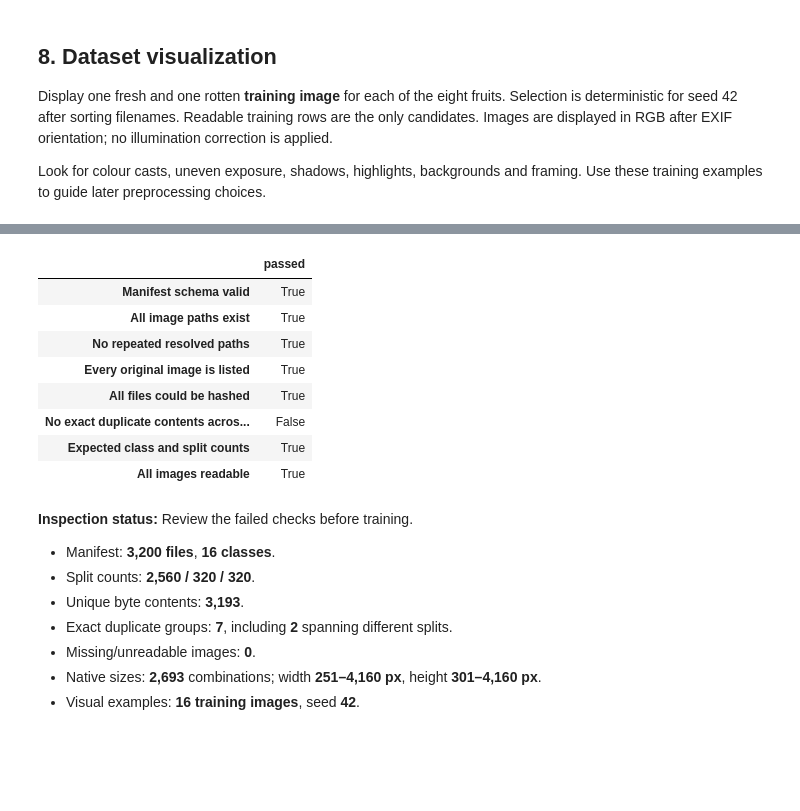
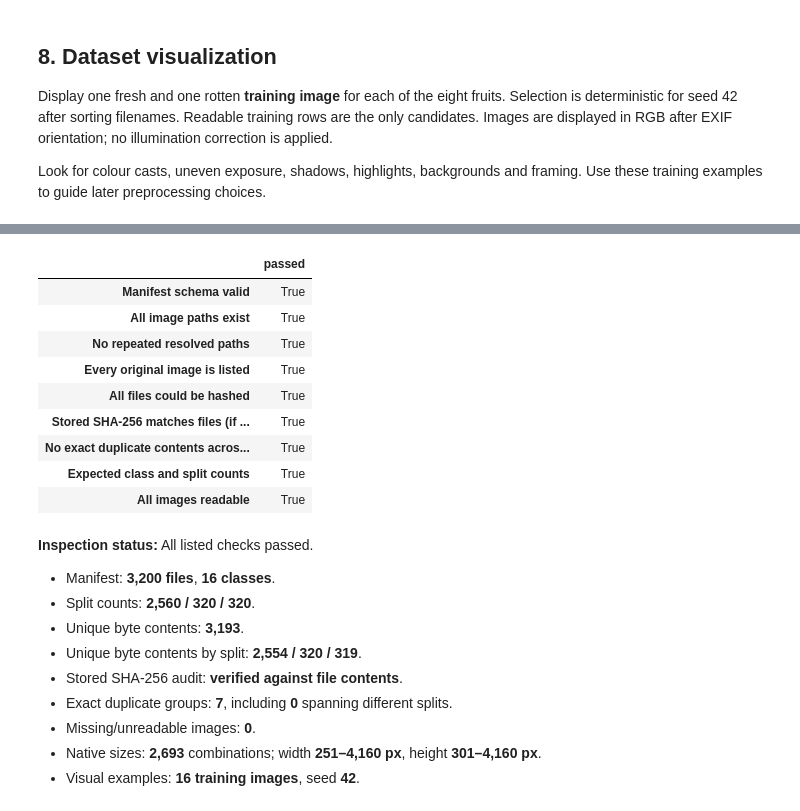
Before and after one commit to Major-hub-hub/fruit-illum-norm, a Jupyter notebook: notebooks/01_inspect_data.ipynb, the cells around one changed output, grey strips where cells are left out. Saved outputs shown, nothing was run; the diff lists cells and outputs as text; code cells hidden in the pictures; blank space fills up the shorter version.

Commit message:
duplicates handling

```diff
--- a/notebooks/01_inspect_data.ipynb
+++ b/notebooks/01_inspect_data.ipynb
@@ -214,7 +221,32 @@ for path in df.loc[df["_exists"], "_image_path"].drop_duplicates():
     except OSError as exc:
         hash_errors.append({"path": str(path), "error": str(exc)})
 
+# Keep the stored audit values before replacing the column with computed hashes.
+stored_hashes = df["sha256"].astype("string").copy() if "sha256" in df.columns else None
 df["sha256"] = df["_path_key"].map(file_hashes)
+manifest_hashes_ok = True
+manifest_hash_status = "not supplied in legacy CSV; computed directly from files"
+hash_mismatches = pd.DataFrame()
+if stored_hashes is not None:
+    valid_hash_format = stored_hashes.str.fullmatch(r"[0-9a-f]{64}", na=False)
+    hashes_match = stored_hashes.eq(df["sha256"].astype("string")).fillna(False)
+    mismatch_mask = ~(valid_hash_format & hashes_match)
+    hash_mismatches = df.loc[mismatch_mask, REQUIRED_COLUMNS].assign(
+        stored_sha256=stored_hashes.loc[mismatch_mask],
+        computed_sha256=df.loc[mismatch_mask, "sha256"],
+    )
+    manifest_hashes_ok = hash_mismatches.empty
+    manifest_hash_status = "verified against file contents" if manifest_hashes_ok else "FAILED: audit values differ or are invalid"
+    print("Stored SHA-256 values match file contents:", manifest_hashes_ok)
+    if not manifest_hashes_ok:
+        display(hash_mismatches)
+        warnings.warn(
+            "Manifest SHA-256 audit values are invalid or differ from file contents. "
+            "Investigate the changed files or manifest before using this split.",
+            UserWarning,
+        )
+else:
+    print("No stored SHA-256 column; hashes were computed from files for this inspection.")
 duplicate_rows = df.loc[
     df["sha256"].notna() & df["sha256"].duplicated(keep=False),
     ["sha256", *REQUIRED_COLUMNS],
@@ -596,43 +644,50 @@ readiness = pd.Series({
     "No repeated resolved paths": repeated_paths.empty,
     "Every original image is listed": not unlisted_paths,
     "All files could be hashed": not hash_errors,
+    "Stored SHA-256 matches files (if provided)": manifest_hashes_ok,
     "No exact duplicate contents across splits": not leaking_hashes,
     "Expected class and split counts": bool(
         len(df) == 3200 and class_counts.eq(200).all() and split_balance_ok
     ),
     "All images readable": integrity_issues.empty,
 }, name="passed")
 display(readiness.to_frame())
 status = "All listed checks passed." if readiness.all() else "Review the failed checks before training."
 display(Markdown(
     f"**Inspection status:** {status}\n\n"
     f"- Manifest: **{len(df):,} files**, **{df['cls'].nunique()} classes**.\n"
     f"- Split counts: **{split_counts['train']:,} / {split_counts['val']:,} / {split_counts['test']:,}**.\n"
     f"- Unique byte contents: **{df['sha256'].nunique():,}**.\n"
+    f"- Unique byte contents by split: **{unique_split_counts['train']:,} / "
+    f"{unique_split_counts['val']:,} / {unique_split_counts['test']:,}**.\n"
+    f"- Stored SHA-256 audit: **{manifest_hash_status}**.\n"
     f"- Exact duplicate groups: **{len(duplicate_summary)}**, including "
     f"**{len(leaking_hashes)}** spanning different splits.\n"
     f"- Missing/unreadable images: **{len(integrity_issues)}**.\n"
     f"- Native sizes: **{len(dimension_counts):,}** combinations; "
     f"width **{image_info['width'].min():,}–{image_info['width'].max():,} px**, "
     f"height **{image_info['height'].min():,}–{image_info['height'].max():,} px**.\n"
     f"- Visual examples: **{len(selected_samples)} training images**, seed **{SEED}**."
 ))
 # %% [output]
 |  | passed |
 | Manifest schema valid | True |
 | All image paths exist | True |
 | No repeated resolved paths | True |
 | Every original image is listed | True |
 | All files could be hashed | True |
-| No exact duplicate contents acros... | False |
+| Stored SHA-256 matches files (if ... | True |
+| No exact duplicate contents acros... | True |
 | Expected class and split counts | True |
 | All images readable | True |
-**Inspection status:** Review the failed checks before training.
+**Inspection status:** All listed checks passed.
 
 - Manifest: **3,200 files**, **16 classes**.
 - Split counts: **2,560 / 320 / 320**.
 - Unique byte contents: **3,193**.
-- Exact duplicate groups: **7**, including **2** spanning different splits.
+- Unique byte contents by split: **2,554 / 320 / 319**.
+- Stored SHA-256 audit: **verified against file contents**.
+- Exact duplicate groups: **7**, including **0** spanning different splits.
 - Missing/unreadable images: **0**.
 - Native sizes: **2,693** combinations; width **251–4,160 px**, height **301–4,160 px**.
 - Visual examples: **16 training images**, seed **42**.
```
Also changed, not shown: parts of 9 cells of this notebook, 6 other files.
